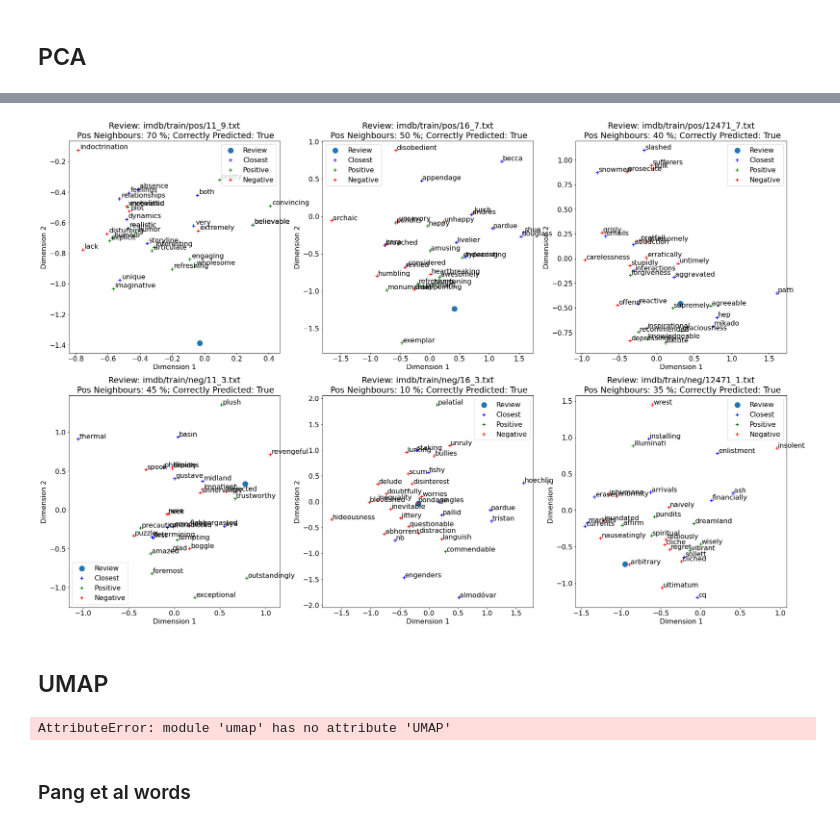
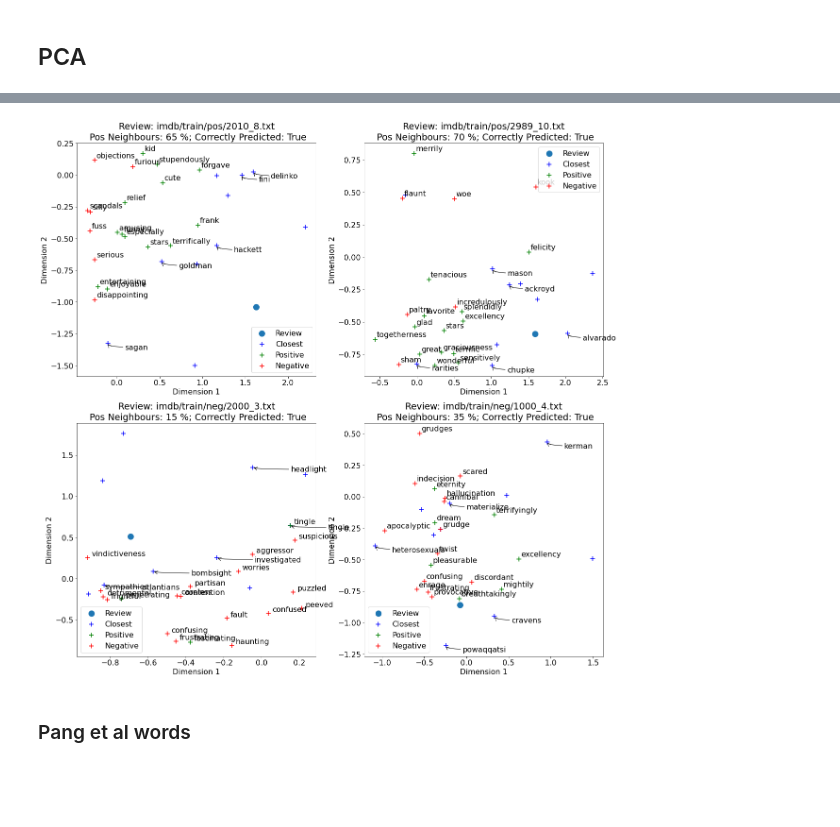
Before and after one commit to thatscotdatasci/MLMI13, a Jupyter notebook: run_doc2vec.ipynb, the cells around one changed output, grey strips where cells are left out. Cells and saved outputs as stored; diff of their text form; code cells hidden in the pictures; blank space fills up the shorter version.

```diff
--- a/run_doc2vec.ipynb
+++ b/run_doc2vec.ipynb
@@ -614,0 +780,3 @@ ax[2].legend(loc='upper right')
+# %%
+with open(neg_visualisation_review_paths[0]) as f:
+    print(f.readlines()[0])
@@ -615,11 +789,13 @@ ax[2].legend(loc='upper right')
 # %%
-fig, ax = plt.subplots(2, 3, figsize=(30,20))
+fig, ax = plt.subplots(2, 2, figsize=(20,20))
+
+arrow_args = dict(arrowstyle="->", connectionstyle="angle3,angleA=0,angleB=-100")
 
 for i, vis_tuple in enumerate([(pos_visualisation_review_paths, pos_visualisation_review_gensim_inds), (neg_visualisation_review_paths, neg_visualisation_review_gensim_inds)]):
     visualisation_review_paths, visualisation_review_gensim_inds = vis_tuple
 
     for j, visualisation_review_path in enumerate(visualisation_review_paths):
-        train_test_ind = visualisation_review_gensim_inds[i]
+        train_test_ind = visualisation_review_gensim_inds[j]
         review_pred_correct = imdb_predict_results[train_test_ind]
 
         tsne_review_ind = np.where(tsne_reviews == visualisation_review_path)
@@ -637,15 +813,20 @@ for i, vis_tuple in enumerate([(pos_visualisation_review_paths, pos_visualisatio
 
         ax[i,j].scatter(review_embedding_tsne[:,0], review_embedding_tsne[:,1], s=150, label='Review')
 
-        ax[i,j].scatter(review_closest_word_embeddings[:,0], review_closest_word_embeddings[:,1], marker='+', s=75, c='b', label='Closest')
+        ax[i,j].scatter(review_closest_word_embeddings[:,0], review_closest_word_embeddings[:,1], marker='+', s=100, c='b', label='Closest')
         for k in range(review_closest_word_embeddings.shape[0]):
-            ax[i,j].annotate(review_closest_words[k], (review_closest_word_embeddings[k,0]+0.2, review_closest_word_embeddings[k,1]+0.2))
+            if k % 2:
+                ax[i,j].annotate(review_closest_words[k],
+                xy=(review_closest_word_embeddings[k,0], review_closest_word_embeddings[k,1]),
+                xytext=(review_closest_word_embeddings[k,0]+5, review_closest_word_embeddings[k,1]-4),
+                arrowprops=arrow_args,
+                )
 
         plt_colors = {'positive':'green', 'negative':'red', 'neutral':'blue', 'both':'yellow'}
         for k in plt_colors.items():
             k_ind = np.where(review_lexicon_labels == k[0])
             if np.any(k_ind):
-                ax[i,j].scatter(review_closest_lexicon_words_embeddings[k_ind,0], review_closest_lexicon_words_embeddings[k_ind,1], marker='+', s=75, c=k[1], label=k[0].title())
+                ax[i,j].scatter(review_closest_lexicon_words_embeddings[k_ind,0], review_closest_lexicon_words_embeddings[k_ind,1], marker='+', s=100, c=k[1], label=k[0].title())
         for k in range(review_closest_lexicon_words_embeddings.shape[0]):
             ax[i,j].annotate(review_closest_lexicon_words[k], (review_closest_lexicon_words_embeddings[k,0]+0.2, review_closest_lexicon_words_embeddings[k,1]+0.2))
 
@@ -655,4 +836,6 @@ for i, vis_tuple in enumerate([(pos_visualisation_review_paths, pos_visualisatio
         # ax[i].set_xlim(-1.25, 2)
         # ax[i].set_ylim(-1.25, 2)
         ax[i,j].legend()
+
+fig.savefig(os.path.join(plot_dir, 'tsne_selected_review_projections.jpeg'), pad_inches=0.2, bbox_inches='tight')
 # %% [output]
@@ -773,47 +953,56 @@ ax[2].legend(loc='upper left')
 # %%
-fig, ax = plt.subplots(2, 3, figsize=(30,20))
+fig, ax = plt.subplots(2, 2, figsize=(20,20))
+
+annotation_dist = 0.02
 
 for i, vis_tuple in enumerate([(pos_visualisation_review_paths, pos_visualisation_review_gensim_inds), (neg_visualisation_review_paths, neg_visualisation_review_gensim_inds)]):
     visualisation_review_paths, visualisation_review_gensim_inds = vis_tuple
 
     for j, visualisation_review_path in enumerate(visualisation_review_paths):
-        train_test_ind = visualisation_review_gensim_inds[i]
+        train_test_ind = visualisation_review_gensim_inds[j]
         review_pred_correct = imdb_predict_results[train_test_ind]
 
         review_embedding = gensim_sklearn.pipeline.named_steps['doc2vec'].transform([visualisation_review_path])
         review_embedding_pca = pca_embeds_2d.transform(review_embedding)
 
         review_closest_words = [w[0] for w in gensim_sklearn.pipeline.named_steps['doc2vec'].model.wv.most_similar(review_embedding, topn=1000)]
         review_closest_word_embeddings = np.array([gensim_sklearn.pipeline.named_steps['doc2vec'].model.wv[w] for w in review_closest_words])[:10,:]
         review_closest_word_embeddings_pca = pca_embeds_2d.transform(review_closest_word_embeddings)
 
         review_closest_lexicon_words = [w for w in review_closest_words if w in [*lexicon_pos_words, *lexicon_neg_words]][:20]
         review_closest_lexicon_embeddings = np.array([gensim_sklearn.pipeline.named_steps['doc2vec'].model.wv[w] for w in review_closest_lexicon_words])
         review_closest_lexicon_embeddings_pca = pca_embeds_2d.transform(review_closest_lexicon_embeddings)
         review_lexicon_labels = np.array([lexicon_dict[t][1] for t in review_closest_lexicon_words])
 
         ax[i,j].scatter(review_embedding_pca[:,0], review_embedding_pca[:,1], s=150, label='Review')
 
-        ax[i,j].scatter(review_closest_word_embeddings_pca[:,0], review_closest_word_embeddings_pca[:,1], marker='+', s=75, c='b', label='Closest')
+        ax[i,j].scatter(review_closest_word_embeddings_pca[:,0], review_closest_word_embeddings_pca[:,1], marker='+', s=100, c='b', label='Closest')
         for k in range(review_closest_word_embeddings_pca.shape[0]):
-            ax[i,j].annotate(review_closest_words[k], (review_closest_word_embeddings_pca[k,0]+0.01, review_closest_word_embeddings_pca[k,1]+0.01))
+            if k % 2:
+                ax[i,j].annotate(review_closest_words[k],
+                xy=(review_closest_word_embeddings_pca[k,0], review_closest_word_embeddings_pca[k,1]),
+                xytext=(review_closest_word_embeddings_pca[k,0]+0.2, review_closest_word_embeddings_pca[k,1]-0.05),
+                arrowprops=arrow_args,
+                )
 
         plt_colors = {'positive':'green', 'negative':'red', 'neutral':'blue', 'both':'yellow'}
         for k in plt_colors.items():
             k_ind = np.where(review_lexicon_labels == k[0])
             if np.any(k_ind):
-                ax[i,j].scatter(review_closest_lexicon_embeddings_pca[k_ind,0], review_closest_lexicon_embeddings_pca[k_ind,1], marker='+', s=75, c=k[1], label=k[0].title())
+                ax[i,j].scatter(review_closest_lexicon_embeddings_pca[k_ind,0], review_closest_lexicon_embeddings_pca[k_ind,1], marker='+', s=100, c=k[1], label=k[0].title())
         for k in range(review_closest_lexicon_embeddings_pca.shape[0]):
-            ax[i,j].annotate(review_closest_lexicon_words[k], (review_closest_lexicon_embeddings_pca[k,0]+0.01, review_closest_lexicon_embeddings_pca[k,1]+0.01))
+            ax[i,j].annotate(review_closest_lexicon_words[k], (review_closest_lexicon_embeddings_pca[k,0]+annotation_dist, review_closest_lexicon_embeddings_pca[k,1]+annotation_dist))
 
         ax[i,j].set_xlabel('Dimension 1')
         ax[i,j].set_ylabel('Dimension 2')
         ax[i,j].set_title(f'Review: {visualisation_review_path}\n Pos Neighbours: {int((review_lexicon_labels==SENTIMENTS.pos.lexicon_label).mean()*100)} %; Correctly Predicted: {review_pred_correct}')
         # ax[i,j].set_xlim(-1.25, 2)
         # ax[i,j].set_ylim(-1.25, 2)
         ax[i,j].legend()
+
+fig.savefig(os.path.join(plot_dir, 'pca_selected_review_projections.jpeg'), pad_inches=0.2, bbox_inches='tight')
 # %% [output]
-[figure, old version]
+[figure, new version]
 # %%
 # lexicon_pos_words_pca_3d = pca_embeds_3d.transform(np.array([gensim_sklearn.pipeline.named_steps['doc2vec'].model.wv[w] for w in lexicon_pos_words if w in gensim_sklearn.pipeline.named_steps['doc2vec'].model.wv]))
 # lexicon_neg_words_pca_3d = pca_embeds_3d.transform(np.array([gensim_sklearn.pipeline.named_steps['doc2vec'].model.wv[w] for w in lexicon_neg_words if w in gensim_sklearn.pipeline.named_steps['doc2vec'].model.wv]))
@@ -828,10 +1017,3 @@ for i, vis_tuple in enumerate([(pos_visualisation_review_paths, pos_visualisatio
 # lexicon_pca_df['size'] = 0.8
 
 # px.scatter_3d(lexicon_pca_df, x=0, y=1, z=2, color='sentiment', size='size')
-# %% [markdown]
-## UMAP
-# %%
-reducer = umap.UMAP()
-embedding = reducer.fit_transform(gensim_vectors)
-# %% [output]
-AttributeError: module 'umap' has no attribute 'UMAP'
```
Also changed, not shown: parts of 23 cells of this notebook, 2 other files.
